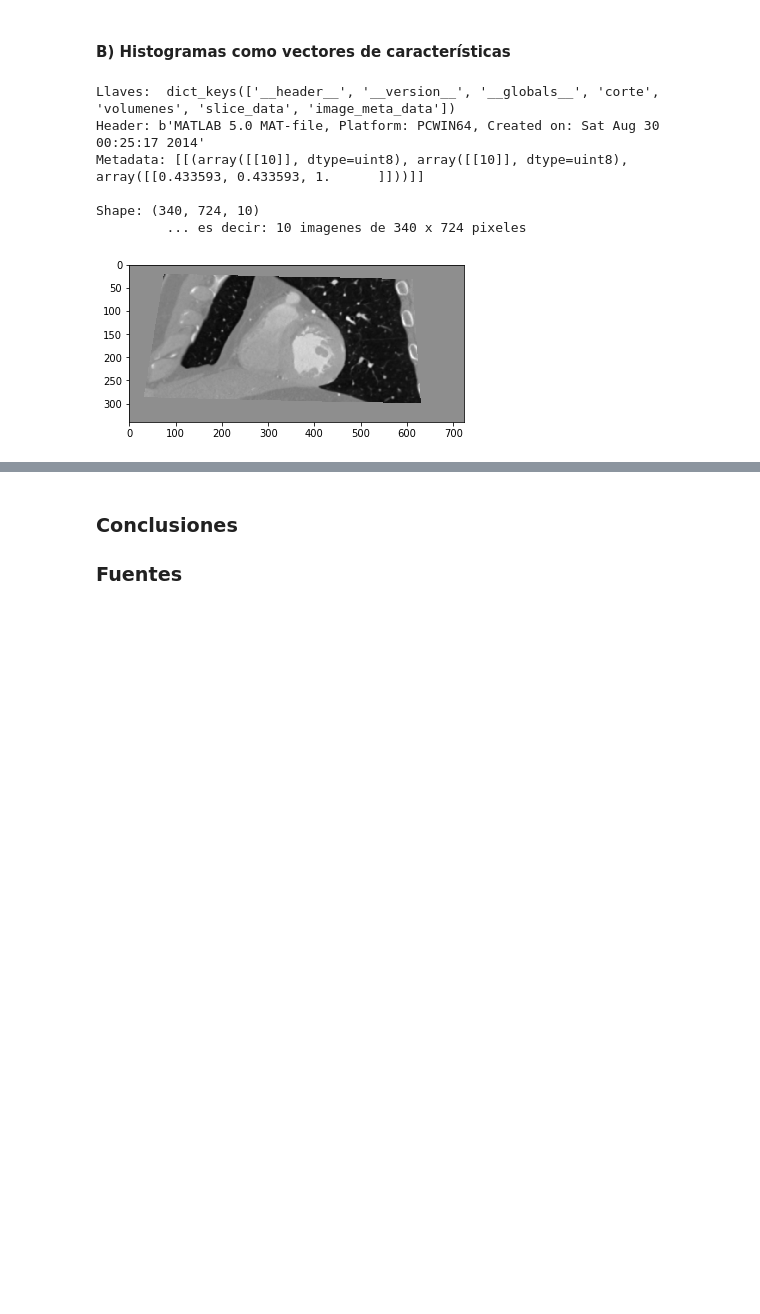
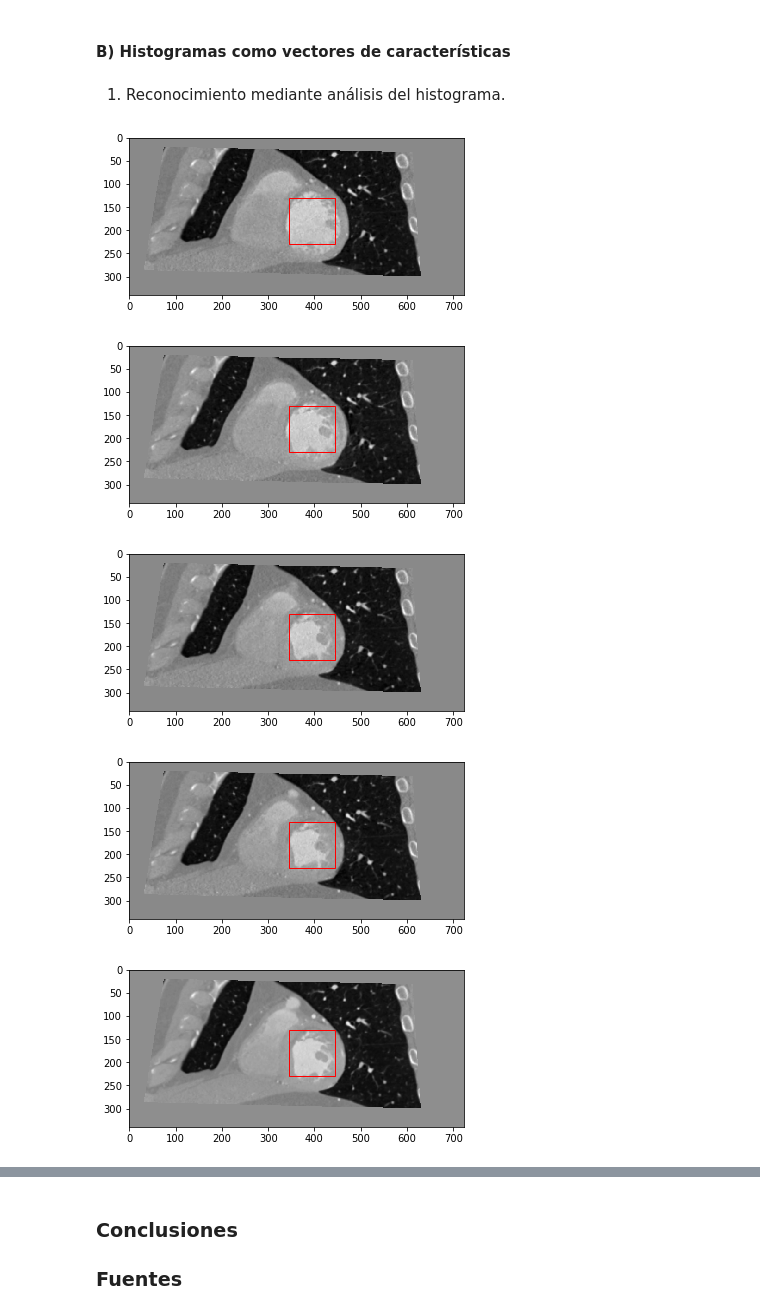
Before and after one commit to antoniovs1029/RecPat-Pracs, a Jupyter notebook: practica3/Practica 3.ipynb, the cells around one changed output, grey strips where cells are left out. Drawn from its saved outputs; the diff is of its cells as text; code cells hidden in the pictures; blank space fills up the shorter version.

```diff
--- a/practica3/Practica 3.ipynb
+++ b/practica3/Practica 3.ipynb
@@ -31,32 +33,3 @@ plt.show()
 #TODO: Hacer la parte A
 # %% [markdown]
 #### B) Histogramas como vectores de características
-# %%
-# Ejemplo de cómo cargar las imágenes
-pacientes = [
-    "archivos/01_CHAVE.mat",
-    "archivos/04_AVILA",
-    "archivos/ESTUDIO_1_BOULLOSA.mat",
-    "archivos/ESTUDIO_11_ARIASORTIZ.mat"
-]
-
-a = loadmat(pacientes[3]) # el objeto cargado es un diccionario
-print('Llaves: ', a.keys()) # los elementos del diccionario, realmente solo nos interesa "volumenes"
-print('Header:', a['__header__'])
-print('Metadata:', a['image_meta_data']) # los metadatos, que quien sabe qué significan
-print()
-print('Shape:', a['volumenes'].shape) # En 'volumenes' esta la matriz que contiene a todas las imagenes del paciente
-print('\t ... es decir: {2} imagenes de {0} x {1} pixeles'.format(*a['volumenes'].shape))
-# %% [output]
-Llaves:  dict_keys(['__header__', '__version__', '__globals__', 'corte', 'volumenes', 'slice_data', 'image_meta_data'])
-Header: b'MATLAB 5.0 MAT-file, Platform: PCWIN64, Created on: Sat Aug 30 00:25:17 2014'
-Metadata: [[(array([[10]], dtype=uint8), array([[10]], dtype=uint8), array([[0.433593, 0.433593, 1.      ]]))]]
-
-Shape: (340, 724, 10)
-         ... es decir: 10 imagenes de 340 x 724 pixeles
-# %%
-b = a['volumenes'][...,4] # asi se selecciona solo la 4a imagen de la matriz
-plt.imshow(b, cmap='gray')
-plt.show()
-# %% [output]
-[figure, removed]
@@ -64,0 +36,46 @@ plt.show()
+# %% [markdown]
+1) Reconocimiento mediante análisis del histograma.
+# %%
+#SE CARGAN LAS IMÁGENES AL PROGRAMA.
+#Diccionarios con los datos de prueba. Cada diccionario es un paciente:
+#"imgs" lleva a una lista de todas las imágenes.
+#"area" es otro diccionario con las coordenadas del rectángulo que enmarca el ventrículo
+imgs_prueba1 = {"imgs":[], "area":{}}
+imgs_prueba2 = {"imgs":[], "area":{}}
+imgs_prueba3 = {"imgs":[], "area":{}}
+
+#Se carga la serie de imágenes de cada paciente a su diccionario correspondiente.
+for i in range(0, 10):
+    imgs_prueba1["imgs"].append(io.imread("archivos/ariasortiz/" + str(i) + ".png", as_gray=True))
+
+for i in range(0, 10):
+    imgs_prueba2["imgs"].append(io.imread("archivos/avila/" + str(i) + ".png", as_gray=True))
+
+for i in range(0, 7):
+    imgs_prueba3["imgs"].append(io.imread("archivos/boullosa/" + str(i) + ".png", as_gray=True))
+# %%
+#ETIQUETADO DE ZONAS DE INTERÉS
+
+#Manualmente se obtuvieron los pixeles límite aproximados de los 4 bordes del rectángulo que engloba el ventrículo.
+#Dichos pixeles se almacenan como diccionarios bajo la llave "area" del diccionario de cada paciente.
+imgs_prueba1["area"] = {"x_min":345, "x_max":445, "y_min":130, "y_max":230}
+imgs_prueba2["area"] = {"x_min":400, "x_max":470, "y_min":210, "y_max":300}
+imgs_prueba3["area"] = {"x_min":375, "x_max":475, "y_min":350, "y_max":450}
+
+#Se imprime una prueba del área propuesta sobre una serie de imágenes.
+for imagen in imgs_prueba1["imgs"]:
+    fig, ax = plt.subplots(1)
+    ax.imshow(imagen, cmap='gray')
+    #Se crea un parche con el rectángulo que recubre el ventrículo
+    rect = parches.Rectangle((imgs_prueba1["area"]["x_min"], imgs_prueba1["area"]["y_min"]),
+                             imgs_prueba1["area"]["x_max"] - imgs_prueba1["area"]["x_min"],
+                             imgs_prueba1["area"]["y_max"] - imgs_prueba1["area"]["y_min"],
+                             linewidth=1, edgecolor='r', facecolor='none')
+    ax.add_patch(rect)
+    plt.show()
+# %% [output]
+[figure, added]
+[figure, added]
+[figure, added]
+[figure, added]
+[figure, added]
```
Also changed, not shown: parts of 6 cells of this notebook.
